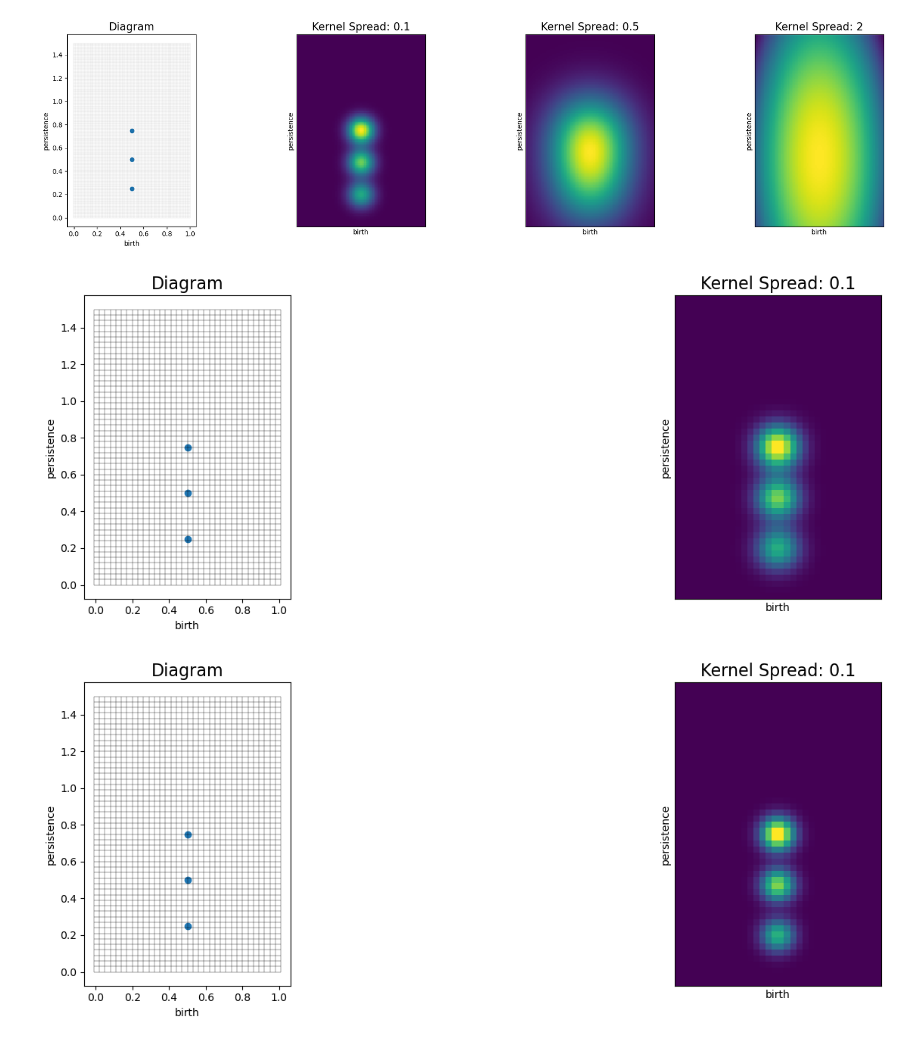
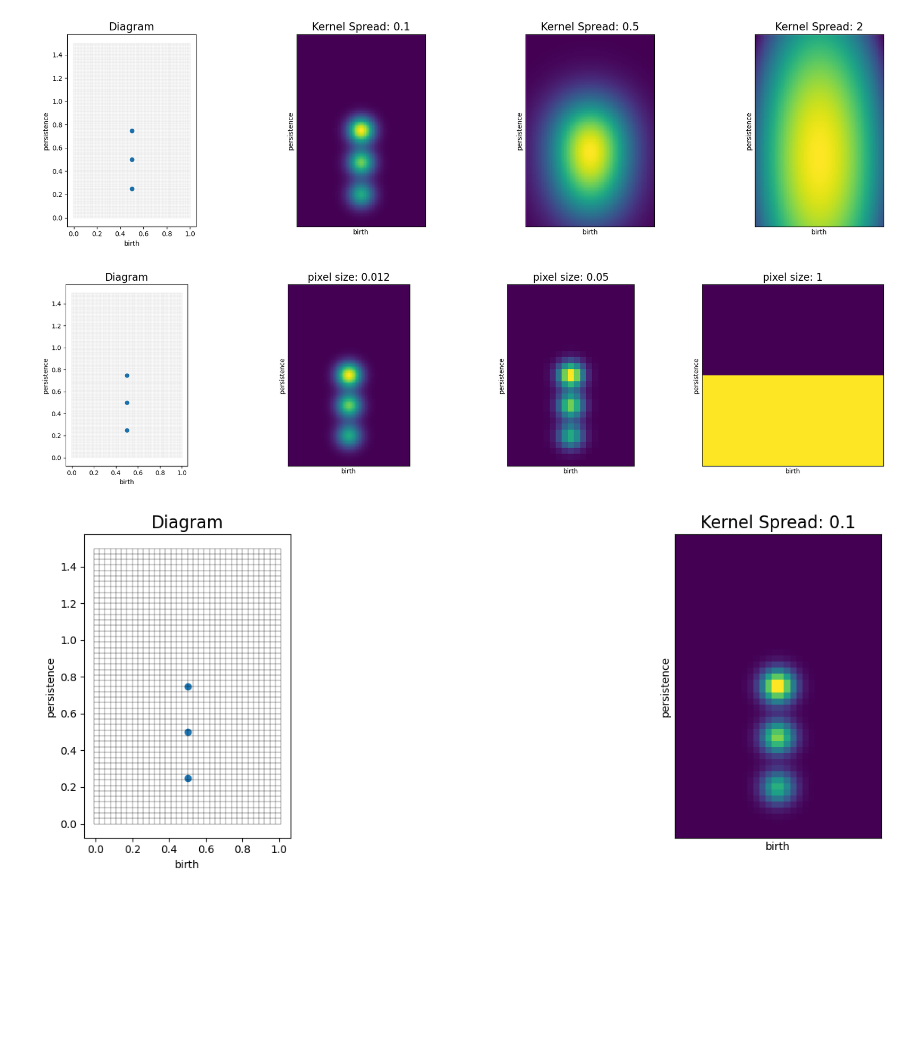
Before and after one commit to hashansl/opioid-risk-modeling, a Jupyter notebook: persistance image of zero homology.ipynb, the cells around one changed output. Saved outputs shown, nothing was run; the diff lists cells and outputs as text; code cells hidden in the pictures; blank space fills up the shorter version.

```diff
--- a/persistance image of zero homology.ipynb
+++ b/persistance image of zero homology.ipynb
@@ -210,23 +214,28 @@ plt.show()
 # %%
-# pixel size 0.03 and sigma 0.005
-pimgr.pixel_size = 0.03
-pimgr.birth_range = (0, 1)
-pimgr.pers_range = (0, 1.5)
-
-fig, axs = plt.subplots(1, 2, figsize=(20,5))
+fig, axs = plt.subplots(1, 4, figsize=(20,5))
 pimgr.kernel_params = {'sigma': .1}
 pimgr.plot_diagram(diagrams_h0_without_inf, skew=True, ax=axs[0])
 axs[0].set_title('Diagram', fontsize=16)
 
 pimgr.kernel_params = {'sigma': 0.005}
+pimgr.pixel_size = 0.012
 pimgr.plot_image(pimgr.transform(diagrams_h0_without_inf), ax=axs[1])
-axs[1].set_title('Kernel Spread: 0.1', fontsize=16)
+axs[1].set_title('pixel size: 0.012', fontsize=16)
 
+pimgr.kernel_params = {'sigma': .005}
+pimgr.pixel_size = 0.05
+pimgr.plot_image(pimgr.transform(diagrams_h0_without_inf), ax=axs[2])
+axs[2].set_title('pixel size: 0.05', fontsize=16)
+
+pimgr.kernel_params = {'sigma': .005}
+pimgr.pixel_size = 1
+pimgr.plot_image(pimgr.transform(diagrams_h0_without_inf), ax=axs[3])
+axs[3].set_title('pixel size: 1', fontsize=16)
 
 plt.tight_layout()
 plt.show()
 # %% [output]
-[figure, old version]
+[figure, new version]
 # %%
 # pixel size 0.03 and sigma 0.003
 
```
Also changed, not shown: parts of 3 cells of this notebook, 3 other files.
